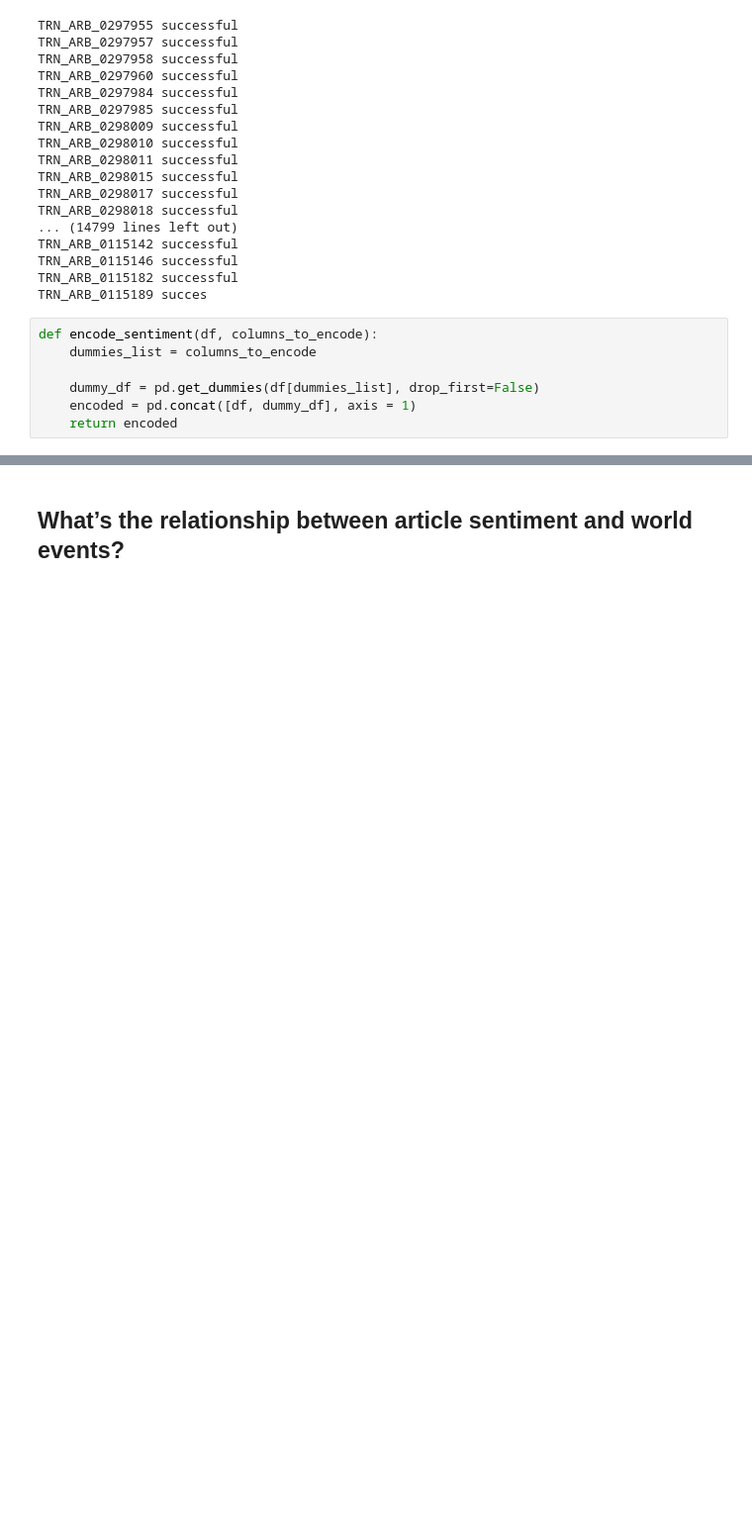
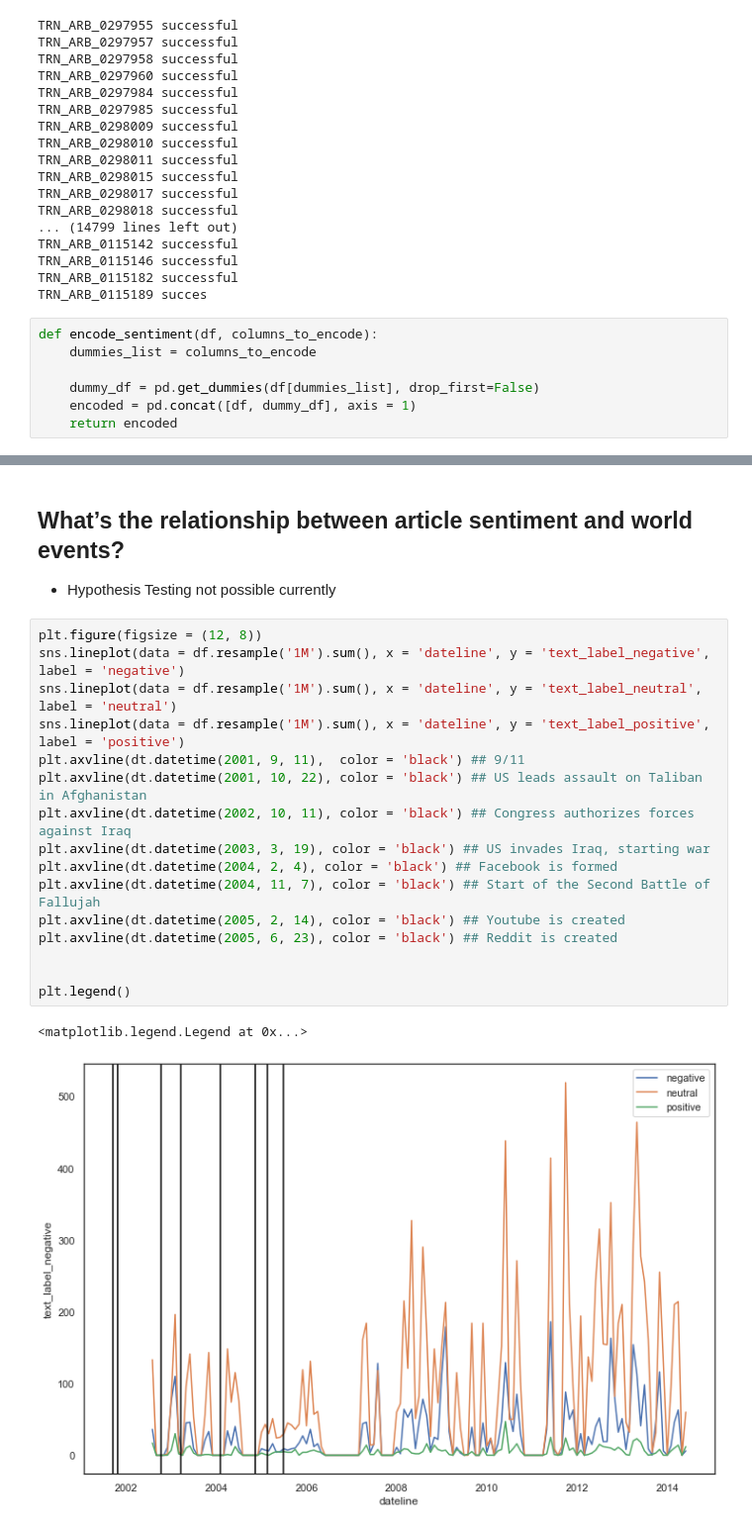
Before and after one commit to Rachuig-Green-Rackley-Shiben/arabic_media_nlp_project, a Jupyter notebook: paigework/exploration.ipynb, the cells around one changed output, grey strips where cells are left out. Shown at 99% size. Saved outputs shown, nothing was run; the diff lists cells and outputs as text; blank space fills up the shorter version.

```diff
--- a/paigework/exploration.ipynb
+++ b/paigework/exploration.ipynb
@@ -180,2 +271,23 @@ plt.show()
 # %% [markdown]
 ## What’s the relationship between article sentiment and world events?
+
+- Hypothesis Testing not possible currently
+# %%
+plt.figure(figsize = (12, 8))
+sns.lineplot(data = df.resample('1M').sum(), x = 'dateline', y = 'text_label_negative', label = 'negative')
+sns.lineplot(data = df.resample('1M').sum(), x = 'dateline', y = 'text_label_neutral', label = 'neutral')
+sns.lineplot(data = df.resample('1M').sum(), x = 'dateline', y = 'text_label_positive', label = 'positive')
+plt.axvline(dt.datetime(2001, 9, 11),  color = 'black') ## 9/11
+plt.axvline(dt.datetime(2001, 10, 22), color = 'black') ## US leads assault on Taliban in Afghanistan
+plt.axvline(dt.datetime(2002, 10, 11), color = 'black') ## Congress authorizes forces against Iraq
+plt.axvline(dt.datetime(2003, 3, 19), color = 'black') ## US invades Iraq, starting war
+plt.axvline(dt.datetime(2004, 2, 4), color = 'black') ## Facebook is formed
+plt.axvline(dt.datetime(2004, 11, 7), color = 'black') ## Start of the Second Battle of Fallujah
+plt.axvline(dt.datetime(2005, 2, 14), color = 'black') ## Youtube is created
+plt.axvline(dt.datetime(2005, 6, 23), color = 'black') ## Reddit is created
+
+
+plt.legend()
+# %% [output]
+<matplotlib.legend.Legend at 0x...>
+[figure, added]
```
Also changed, not shown: parts of 21 cells of this notebook, 1 other file.
